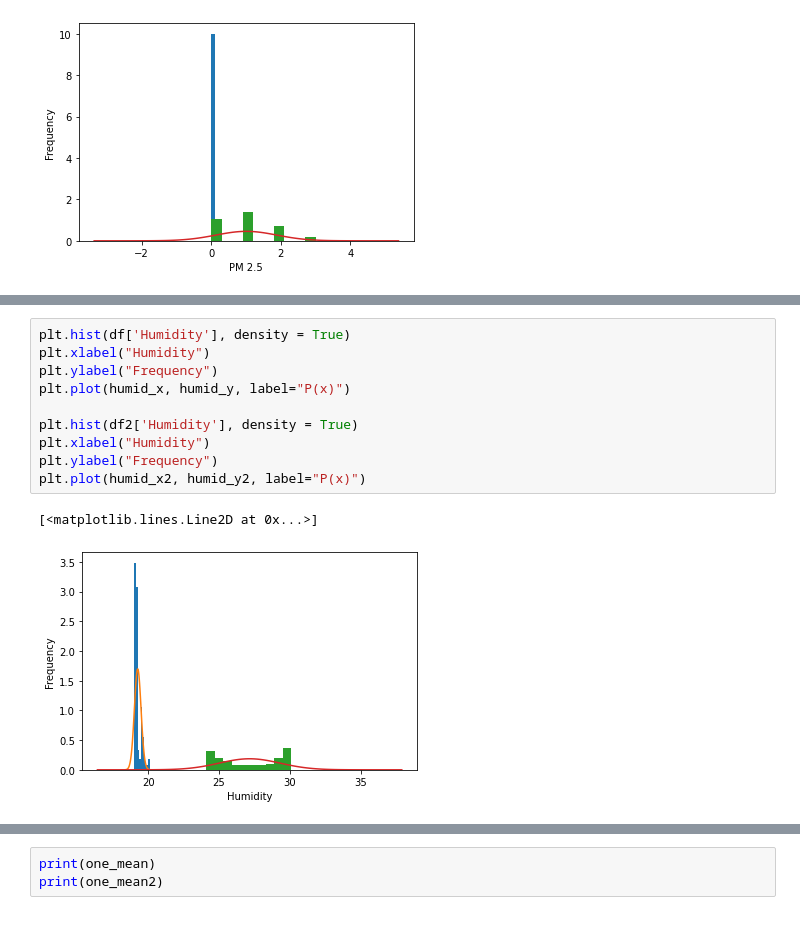
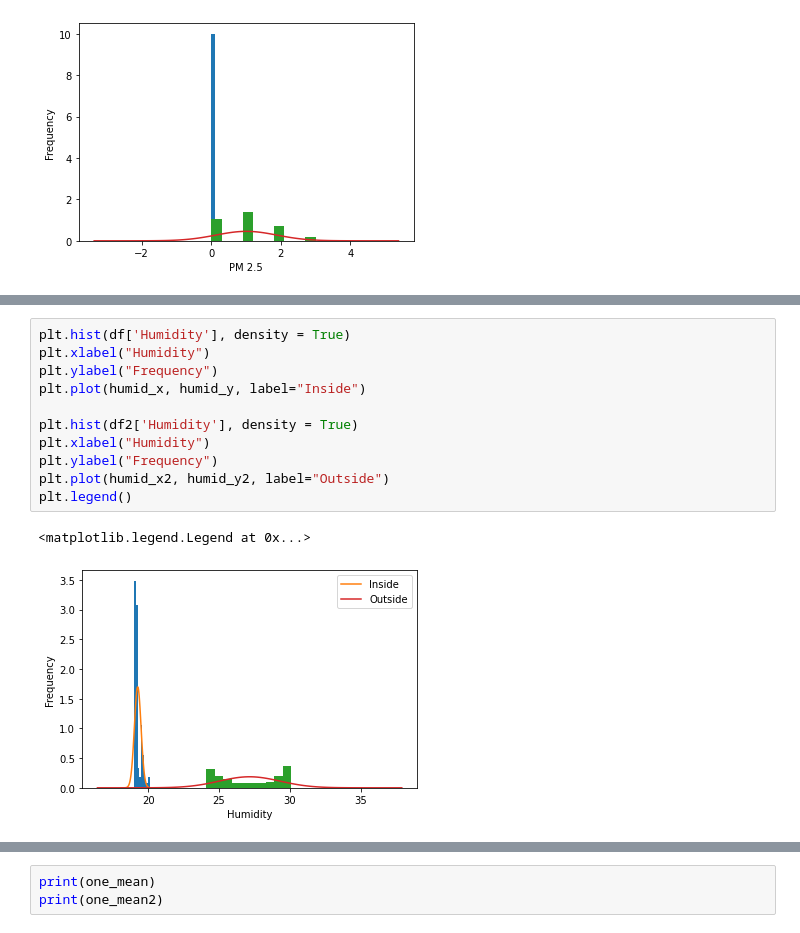
Before and after one commit to guchar/E11-ZhongGuo, a Jupyter notebook: Week 6 Lab Readings .ipynb, the cells around one changed output, grey strips where cells are left out. Saved outputs shown, nothing was run; the diff lists cells and outputs as text.

```diff
--- a/Week 6 Lab Readings .ipynb
+++ b/Week 6 Lab Readings .ipynb
@@ -334,16 +343,17 @@ plt.plot(gas_x2, gas_y2, label="P(x)")
 # %%
 plt.hist(df['Humidity'], density = True)
 plt.xlabel("Humidity")
 plt.ylabel("Frequency")
-plt.plot(humid_x, humid_y, label="P(x)")
+plt.plot(humid_x, humid_y, label="Inside")
 
 plt.hist(df2['Humidity'], density = True)
 plt.xlabel("Humidity")
 plt.ylabel("Frequency")
-plt.plot(humid_x2, humid_y2, label="P(x)")
+plt.plot(humid_x2, humid_y2, label="Outside")
+plt.legend()
 # %% [output]
-[<matplotlib.lines.Line2D at 0x...>]
+<matplotlib.legend.Legend at 0x...>
-[figure, old version]
+[figure, new version]
 # %%
 plt.hist(df['Pressure'], density = True)
 plt.xlabel("Pressure")
```
Also changed, not shown: parts of 34 cells of this notebook.
